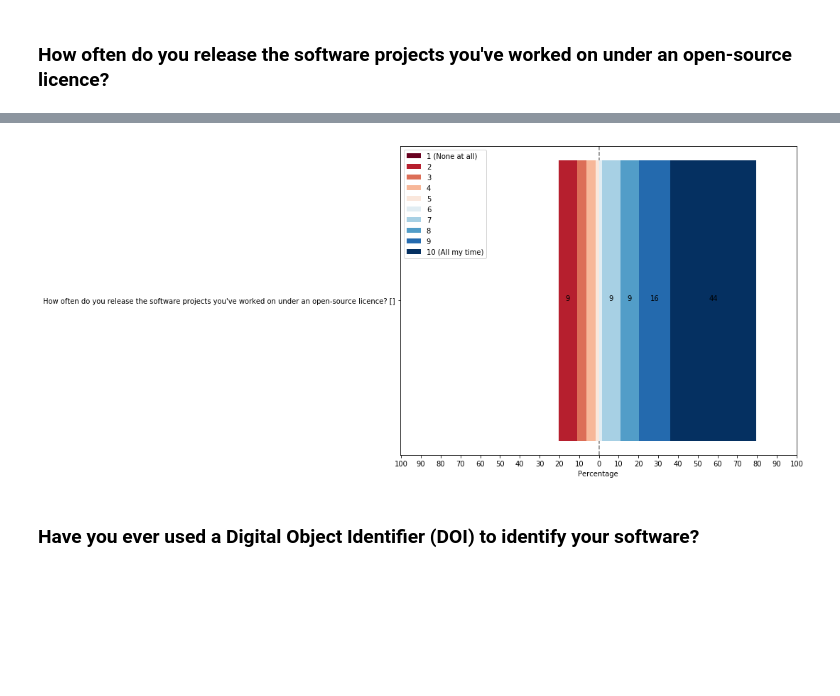
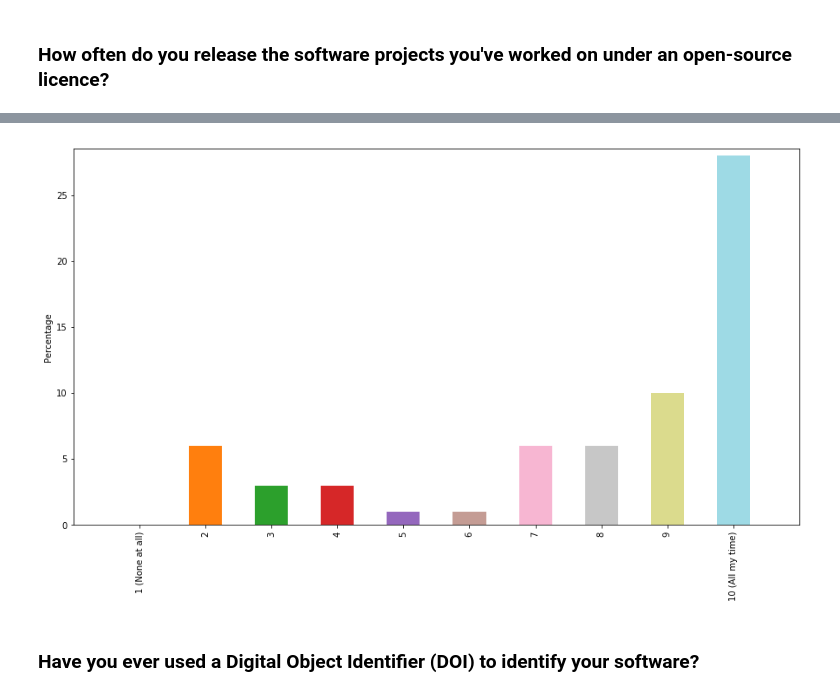
Before and after one commit to softwaresaved/international-survey, a Jupyter notebook: analysis/results_nl_2017_narrative.ipynb, the cells around one changed output, grey strips where cells are left out. Drawn from its saved outputs; the diff is of its cells as text; code cells hidden in the pictures; blank space fills up the shorter version.

```diff
--- a/analysis/results_nl_2017_narrative.ipynb
+++ b/analysis/results_nl_2017_narrative.ipynb
@@ -591,4 +707,4 @@ _ = get_plot(perc_to_count, "y/n/na")
 # %% [markdown]
 ### How often do you release the software projects you've worked on under an open-source licence?
 # %%
-v_to_count, filename  = get_count(df, ["open1can[SQ001]. How often do you release the software projects you've worked on under an open-source licence? []"], "likert", "./../survey_creation/2017/nl/listAnswers/likert_time_10.csv", "False", "./2017/nl/output/")
+v_to_count, filename  = get_count(df, ["open1can[SQ001]. How often do you release the software projects you've worked on under an open-source licence? []"], "likert", "./../survey_creation/2017/nl/listAnswers/likert_time_10.csv", "True", "./2017/nl/output/")
@@ -609,7 +728,7 @@ display(v_to_count)
 # %%
-_ = get_plot(v_to_count, "likert")
+_ = get_plot(v_to_count, "one choice", dropna=False)
 # %% [output]
-[figure, old version]
+[figure, new version]
 # %% [markdown]
 ### Have you ever used a Digital Object Identifier (DOI) to identify your software?
 # %%
```
Also changed, not shown: parts of 68 cells of this notebook.
